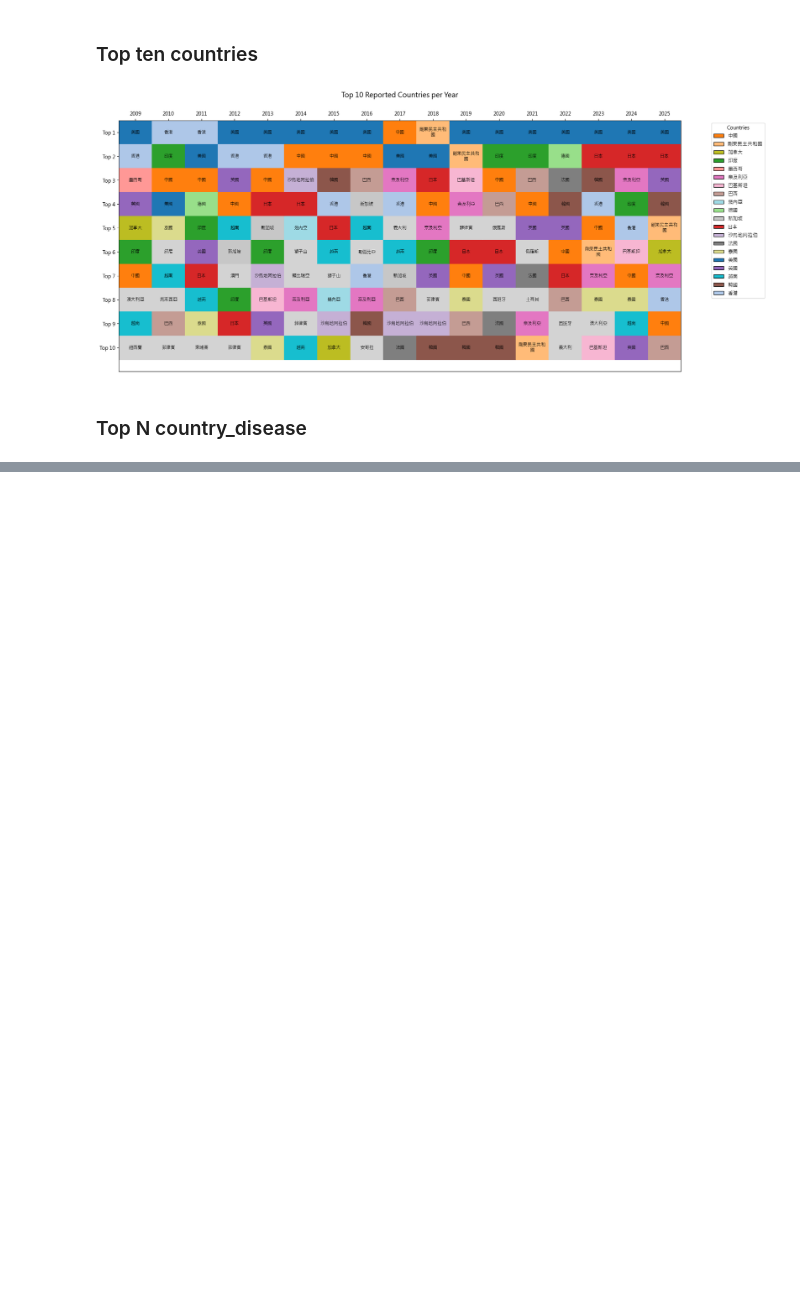
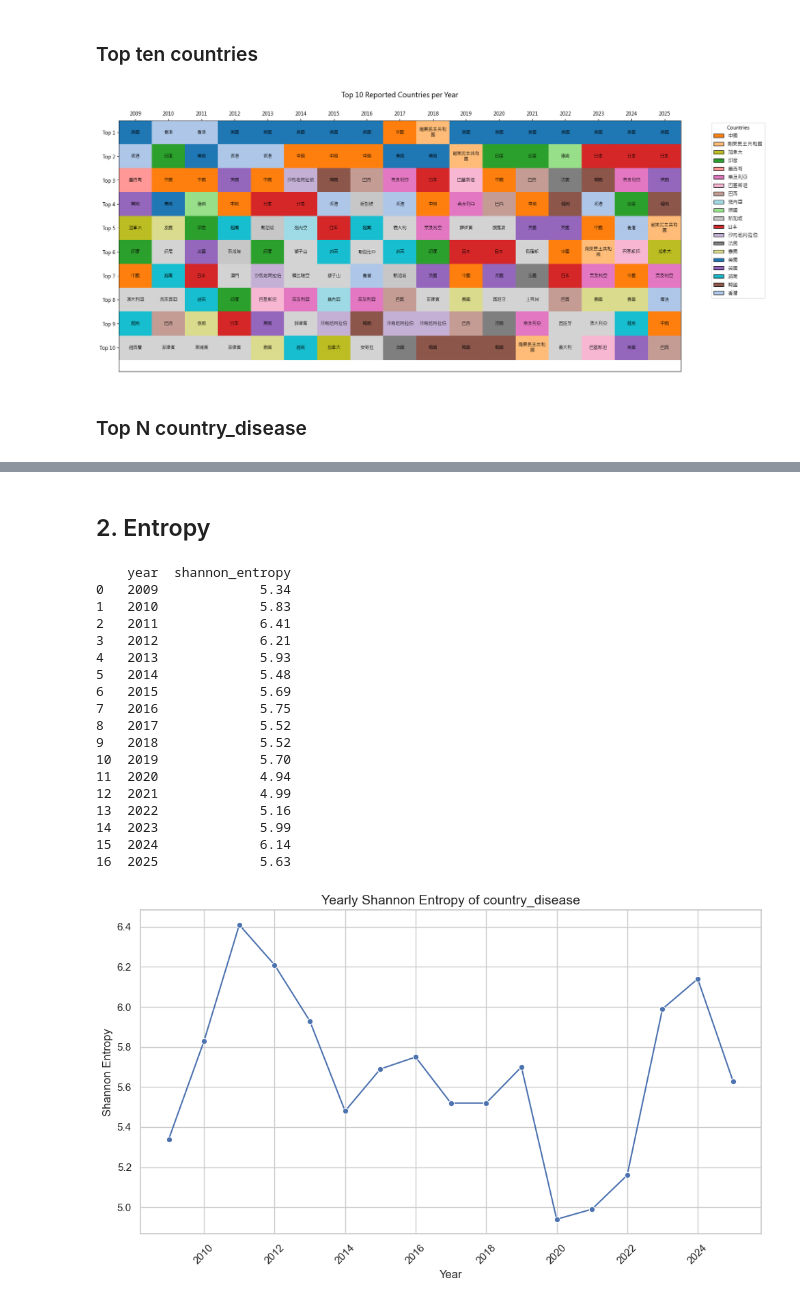
Before and after one commit to haokaitseng/cdc_eic_daily_news, a Jupyter notebook: 00_data_cleaning.ipynb, the cells around one changed output, grey strips where cells are left out. Saved outputs shown, nothing was run; the diff lists cells and outputs as text; code cells hidden in the pictures; blank space fills up the shorter version.

Commit message:
entropy

```diff
--- a/00_data_cleaning.ipynb
+++ b/00_data_cleaning.ipynb
@@ -1010,0 +1038,61 @@ plt.show()
+# %% [markdown]
+## 2. Entropy
+# %%
+import numpy as np
+
+def shannon_entropy(x):
+    counts = x.value_counts()
+    proportions = counts / counts.sum()
+    return -np.sum(proportions * np.log(proportions))
+
+entropy = df.groupby(df['date'].dt.year)['country_disease'].apply(shannon_entropy).reset_index().round(2)
+entropy.columns = ['year', 'shannon_entropy']
+print(entropy)
+
+
+import matplotlib.pyplot as plt
+import seaborn as sns
+
+# Ensure your entropy dataframe is available
+# entropy = ... (your existing calculation)
+
+# Set seaborn style
+sns.set(style="whitegrid")
+
+# Create the plot
+plt.figure(figsize=(10,6))
+sns.lineplot(data=entropy, x='year', y='shannon_entropy', marker='o')
+
+# Titles and labels
+plt.title('Yearly Entropy of country-disease', fontsize=14)
+plt.xlabel('Year', fontsize=12)
+plt.ylabel('Shannon Entropy', fontsize=12)
+
+# Optional: rotate x-axis labels if many years
+plt.xticks(rotation=45)
+
+# Tight layout for better spacing
+plt.tight_layout()
+
+# Show plot
+plt.show()
+# %% [output]
+    year  shannon_entropy
+0   2009             5.34
+1   2010             5.83
+2   2011             6.41
+3   2012             6.21
+4   2013             5.93
+5   2014             5.48
+6   2015             5.69
+7   2016             5.75
+8   2017             5.52
+9   2018             5.52
+10  2019             5.70
+11  2020             4.94
+12  2021             4.99
+13  2022             5.16
+14  2023             5.99
+15  2024             6.14
+16  2025             5.63
+[figure, added]
```
Also changed, not shown: parts of 7 cells of this notebook.
